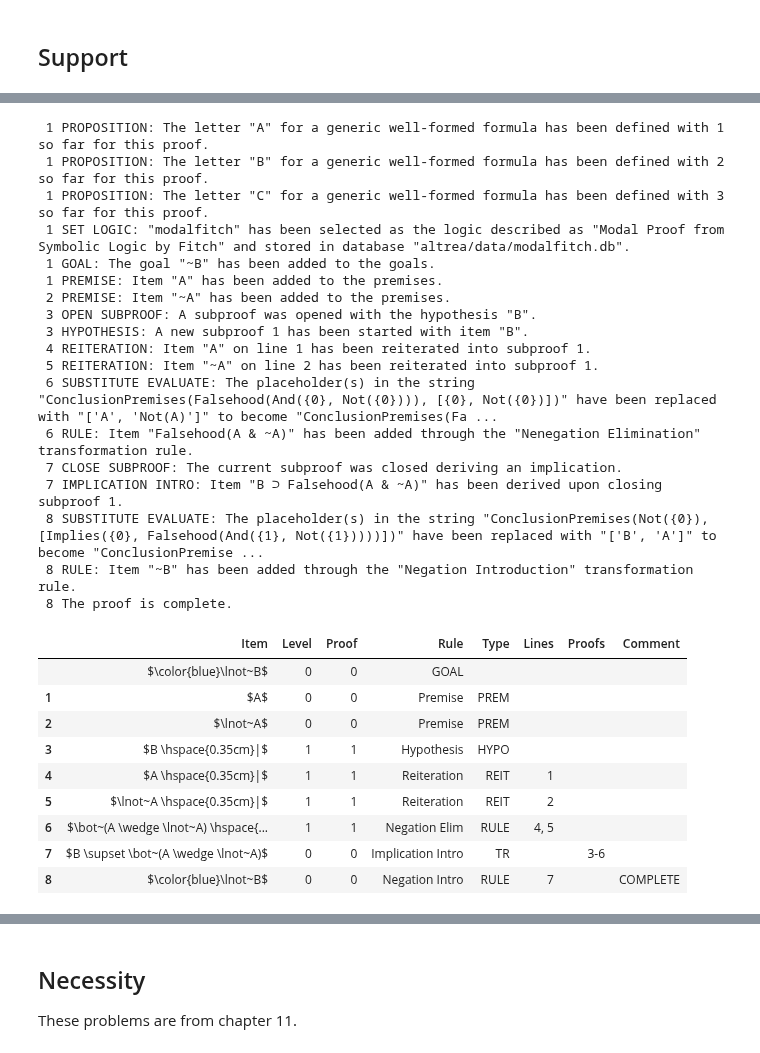
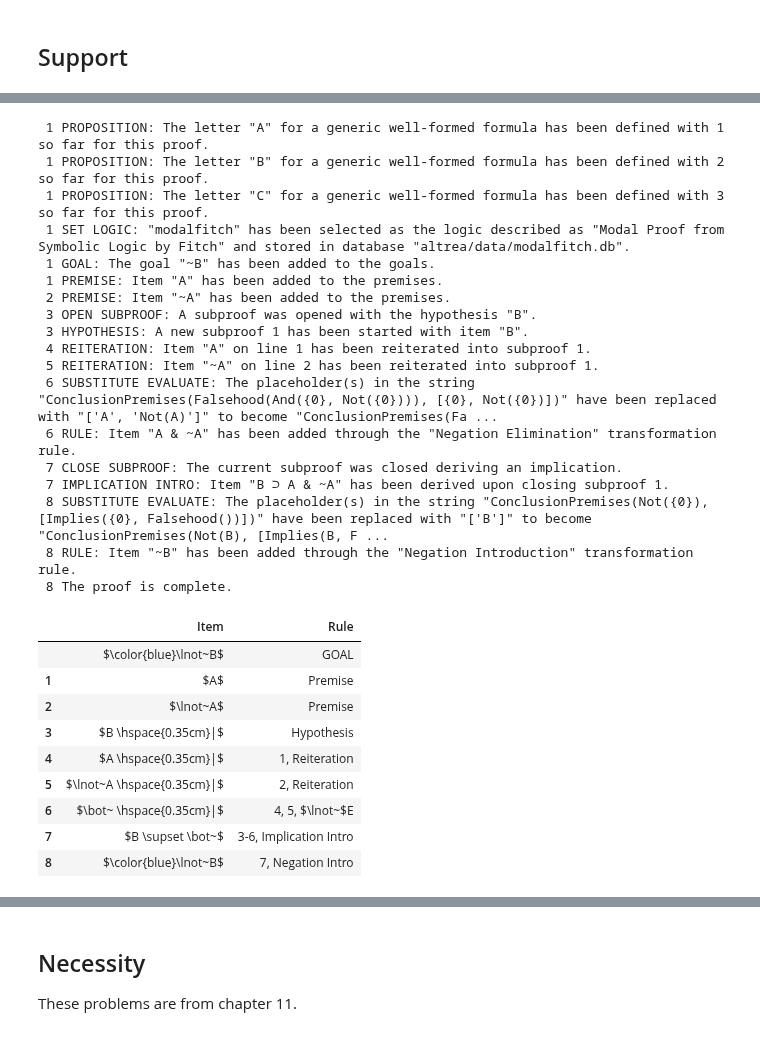
Before and after one commit to FrankHubeny/AltRea, a Jupyter notebook: modalfitch.ipynb, the cells around one changed output, grey strips where cells are left out. Saved outputs shown, nothing was run; the diff lists cells and outputs as text; code cells hidden in the pictures.

Commit message:
removed comments for intelim procedures

```diff
--- a/modalfitch.ipynb
+++ b/modalfitch.ipynb
@@ -76,13 +76,16 @@ rules = [
     (logic, 'conj elim r', 'ConclusionPremises({1}, [And({0}, {1})])', 'Conjunction Elim Right', 'Conjunction Elimination Right Side'),
     (logic, 'conj intro', 'ConclusionPremises(And({0}, {1}), [{0}, {1}])', 'Conjunction Intro', 'Conjunction Introduction'),
     (logic, 'disj elim', 'ConclusionPremises({2}, [Or({0}, {1}), Implies({0}, {2}), Implies({1}, {2})])', 'Disjunction Elim', 'Disjunction Elimination'),
-    (logic, 'disj elim l', 'ConclusionPremises({2}, [Or({0}, {1}), Implies({0}, {2}), Implies({1}, Falsehood(And({3}, Not({3}))))])', 'Disjunction Elim Left', 'Disjunction Elimination Left'),
-    (logic, 'disj elim r', 'ConclusionPremises({2}, [Or({0}, {1}), Implies({0}, Falsehood(And({3}, Not({3})))), Implies({1}, {2})])', 'Disjunction Elim Right', 'Disjunction Elimination Right'),
+    #(logic, 'disj elim l', 'ConclusionPremises({2}, [Or({0}, {1}), Implies({0}, {2}), Implies({1}, Falsehood(And({3}, Not({3}))))])', 'Disjunction Elim Left', 'Disjunction Elimination Left'),
+    #(logic, 'disj elim r', 'ConclusionPremises({2}, [Or({0}, {1}), Implies({0}, Falsehood(And({3}, Not({3})))), Implies({1}, {2})])', 'Disjunction Elim Right', 'Disjunction Elimination Right'),
+    (logic, 'disj elim l', 'ConclusionPremises({2}, [Or({0}, {1}), Implies({0}, {2}), Implies({1}, Falsehood())])', 'Disjunction Elim Left', 'Disjunction Elimination Left'),
+    (logic, 'disj elim r', 'ConclusionPremises({2}, [Or({0}, {1}), Implies({0}, Falsehood()), Implies({1}, {2})])', 'Disjunction Elim Right', 'Disjunction Elimination Right'),
     (logic, "disj intro r", "ConclusionPremises(Or({0}, {1}), [{0}])", "Disjunction Intro Right", "Disjunction Introduction Right Side"),
-    (logic, 'neg elim', 'ConclusionPremises(Falsehood(And({0}, Not({0}))), [{0}, Not({0})])', 'Negation Elim', 'Nenegation Elimination'),
-    (logic, "neg intro", "ConclusionPremises(Not({0}), [Implies({0}, Falsehood(And({1}, Not({1}))))])", "Negation Intro", "Negation Introduction"),
+    (logic, 'neg elim', 'ConclusionPremises(Falsehood(And({0}, Not({0}))), [{0}, Not({0})])', '$\\lnot~$E', 'Negation Elimination'),
+    #(logic, "neg intro", "ConclusionPremises(Not({0}), [Implies({0}, Falsehood(And({1}, Not({1}))))])", "Negation Intro", "Negation Introduction"),
+    (logic, "neg intro", "ConclusionPremises(Not({0}), [Implies({0}, Falsehood())])", "Negation Intro", "Negation Introduction"),
     (logic, 'pos intro', 'ConclusionPremises(Possibly({0}), [{0}])', 'Possibly Intro', 'Possibly Introduction'),
-    (logic, 'testing', 'ConclusionPremises({0}, [{1}, {2}, {3}, {4}, {5}, {6}, {7}, {8}, {9}, {10}, {11}, {12}, {13}, {14}, {15}, {16}, {17}, {18}, {19}, {20}, {21}, {22}])', 'Testing', 'Testing Metavariables'),
+    #(logic, 'testing', 'ConclusionPremises({0}, [{1}, {2}, {3}, {4}, {5}, {6}, {7}, {8}, {9}, {10}, {11}, {12}, {13}, {14}, {15}, {16}, {17}, {18}, {19}, {20}, {21}, {22}])', 'Testing', 'Testing Metavariables'),
 ]
 definitions = [
 ]
@@ -145,11 +148,11 @@ c.reiterate(1)
 c.reiterate(2)
 c.rule("neg elim", [A, Not(A)], [4, 5])
 c.closesubproof()
-c.rule("neg intro", [B, A], [7])
+c.rule("neg intro", [B], [7])
 
 display(c.rules())
 c.displaylog()
-display(c.thisproof())
+display(c.thisproof(short=2, flip=True))
 # %% [output]
 |  | modalfitch Rules | Description |
 | coimp elim | $\{\alpha \equiv \beta\} ~\vdash~... | Coimplication Elimination |
@@ -171,31 +174,31 @@ display(c.thisproof())
  1 PROPOSITION: The letter "A" for a generic well-formed formula has been defined with 1 so far for this proof.
  1 PROPOSITION: The letter "B" for a generic well-formed formula has been defined with 2 so far for this proof.
  1 PROPOSITION: The letter "C" for a generic well-formed formula has been defined with 3 so far for this proof.
  1 SET LOGIC: "modalfitch" has been selected as the logic described as "Modal Proof from Symbolic Logic by Fitch" and stored in database "altrea/data/modalfitch.db".
  1 GOAL: The goal "~B" has been added to the goals.
  1 PREMISE: Item "A" has been added to the premises.
  2 PREMISE: Item "~A" has been added to the premises.
  3 OPEN SUBPROOF: A subproof was opened with the hypothesis "B".
  3 HYPOTHESIS: A new subproof 1 has been started with item "B".
  4 REITERATION: Item "A" on line 1 has been reiterated into subproof 1.
  5 REITERATION: Item "~A" on line 2 has been reiterated into subproof 1.
  6 SUBSTITUTE EVALUATE: The placeholder(s) in the string "ConclusionPremises(Falsehood(And({0}, Not({0}))), [{0}, Not({0})])" have been replaced with "['A', 'Not(A)']" to become "ConclusionPremises(Fa ...
- 6 RULE: Item "Falsehood(A & ~A)" has been added through the "Nenegation Elimination" transformation rule.
+ 6 RULE: Item "A & ~A" has been added through the "Negation Elimination" transformation rule.
  7 CLOSE SUBPROOF: The current subproof was closed deriving an implication.
- 7 IMPLICATION INTRO: Item "B ⊃ Falsehood(A & ~A)" has been derived upon closing subproof 1.
- 8 SUBSTITUTE EVALUATE: The placeholder(s) in the string "ConclusionPremises(Not({0}), [Implies({0}, Falsehood(And({1}, Not({1}))))])" have been replaced with "['B', 'A']" to become "ConclusionPremise ...
+ 7 IMPLICATION INTRO: Item "B ⊃ A & ~A" has been derived upon closing subproof 1.
+ 8 SUBSTITUTE EVALUATE: The placeholder(s) in the string "ConclusionPremises(Not({0}), [Implies({0}, Falsehood())])" have been replaced with "['B']" to become "ConclusionPremises(Not(B), [Implies(B, F ...
  8 RULE: Item "~B" has been added through the "Negation Introduction" transformation rule.
  8 The proof is complete.
-|  | Item | Level | Proof | Rule | Type | Lines | Proofs | Comment |
-|  | $\color{blue}\lnot~B$ | 0 | 0 | GOAL |  |  |  |  |
-| 1 | $A$ | 0 | 0 | Premise | PREM |  |  |  |
-| 2 | $\lnot~A$ | 0 | 0 | Premise | PREM |  |  |  |
-| 3 | $B \hspace{0.35cm}|$ | 1 | 1 | Hypothesis | HYPO |  |  |  |
-| 4 | $A \hspace{0.35cm}|$ | 1 | 1 | Reiteration | REIT | 1 |  |  |
-| 5 | $\lnot~A \hspace{0.35cm}|$ | 1 | 1 | Reiteration | REIT | 2 |  |  |
-| 6 | $\bot~(A \wedge \lnot~A) \hspace{... | 1 | 1 | Negation Elim | RULE | 4, 5 |  |  |
-| 7 | $B \supset \bot~(A \wedge \lnot~A)$ | 0 | 0 | Implication Intro | TR |  | 3-6 |  |
-| 8 | $\color{blue}\lnot~B$ | 0 | 0 | Negation Intro | RULE | 7 |  | COMPLETE |
+|  | Item | Rule |
+|  | $\color{blue}\lnot~B$ | GOAL |
+| 1 | $A$ | Premise |
+| 2 | $\lnot~A$ | Premise |
+| 3 | $B \hspace{0.35cm}|$ | Hypothesis |
+| 4 | $A \hspace{0.35cm}|$ | 1, Reiteration |
+| 5 | $\lnot~A \hspace{0.35cm}|$ | 2, Reiteration |
+| 6 | $\bot~ \hspace{0.35cm}|$ | 4, 5, $\lnot~$E |
+| 7 | $B \supset \bot~$ | 3-6, Implication Intro |
+| 8 | $\color{blue}\lnot~B$ | 7, Negation Intro |
 # %%
 # trans imp
 
```
Also changed, not shown: parts of 2 cells of this notebook, 5 other files.
